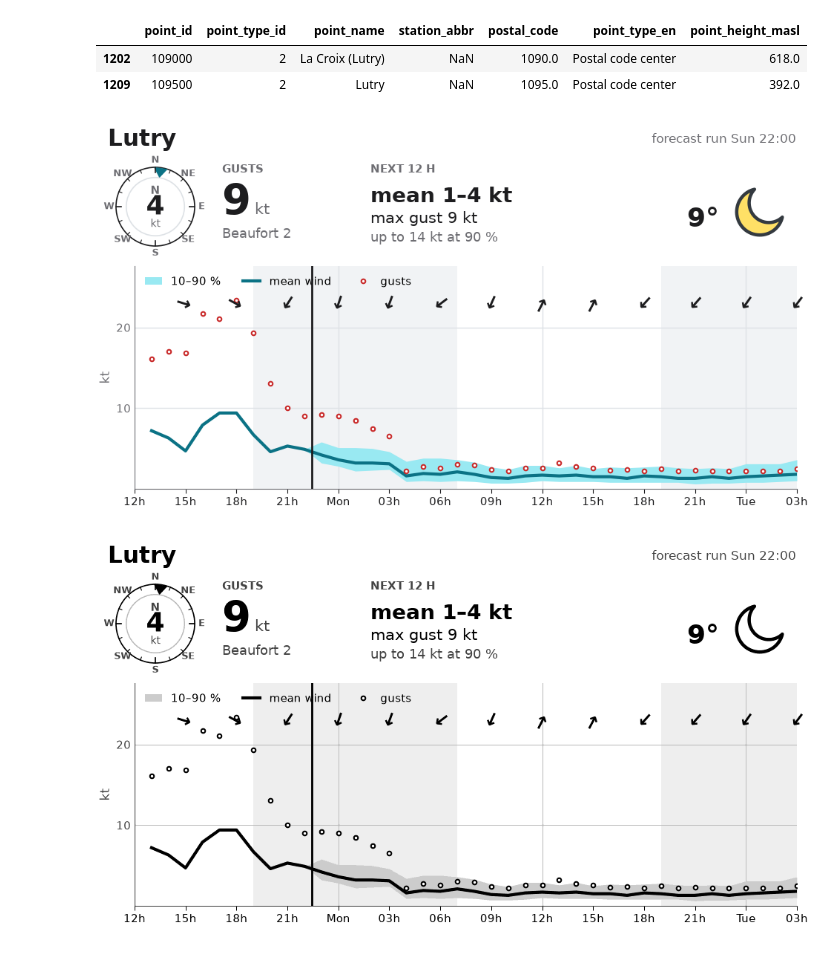
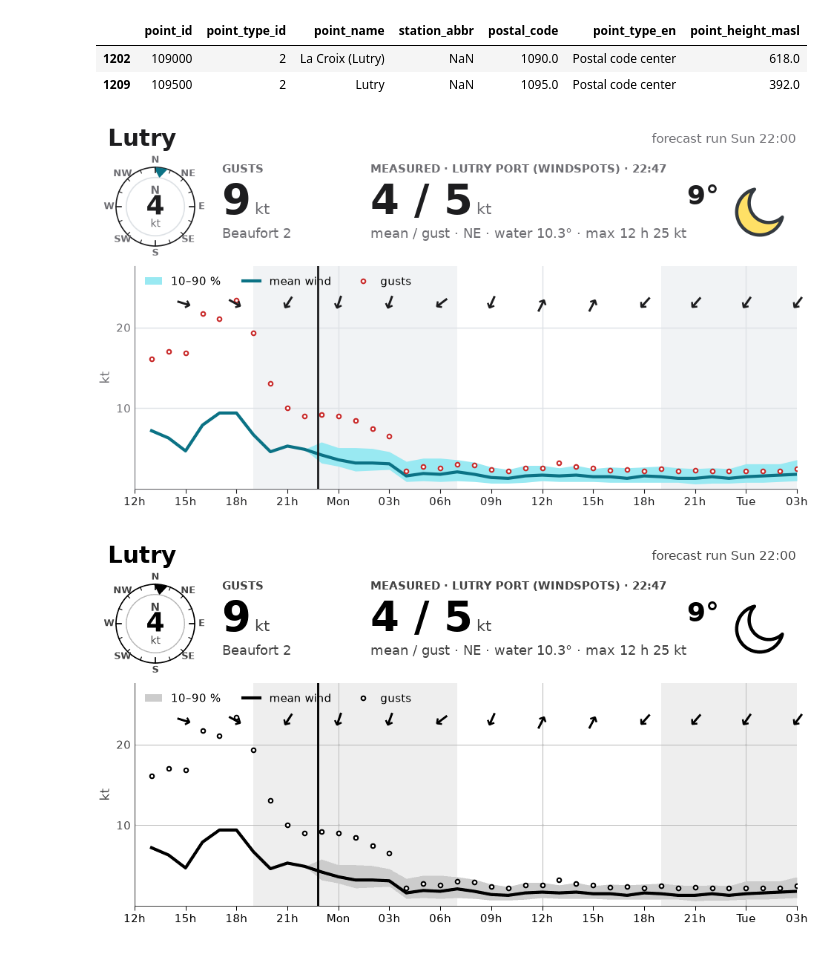
Before and after one commit to frgaude/MeteoSwiss-local-forecast, a Jupyter notebook: notebooks/Boat.ipynb, the cells around one changed output. Saved outputs shown, nothing was run; the diff lists cells and outputs as text; code cells hidden in the pictures.

```diff
--- a/notebooks/Boat.ipynb
+++ b/notebooks/Boat.ipynb
@@ -18,21 +18,23 @@ lf.find_point("Lutry")
 # %%
 # ── Configuration ──────────────────────────────────────────────
 POINT = (109500, 2)       # Lutry, postal code 1095, on the lake shore (392 m)
+WIND_STATION = "CHVD19"   # WindSpots: Lutry - Port du Vieux-Stand (measured wind)
 HOURS = 39       # chart: 39 h from the last 00:00 / 12:00
 # ───────────────────────────────────────────────────────────────
 # %%
 run, data = lf.fetch([POINT], lf.BOAT_PARAMS)
 hourly, _ = data[POINT]
-view = lf.boat_view(run, hourly, lf.point_info(POINT), hours=HOURS)
+measured = lf.windspots_station(WIND_STATION)
+view = lf.boat_view(run, hourly, lf.point_info(POINT), measured, hours=HOURS)
 screens.render(screens.boat, view, colour=True)
 # %% [output]
-[figure, old version]
+[figure, new version]
 # %%
 # As on the LilyGO T5 4.7" e-paper: 960×540, 16 grey levels
 img = screens.render(screens.boat, view)
 img
 # %% [output]
-[figure, old version]
+[figure, new version]
 # %%
 # The payload a display would receive
 print(f"{len(json.dumps(view, separators=(',', ':')))} bytes as JSON, "
```
Also changed, not shown: parts of 1 cell of this notebook, 4 other files.
